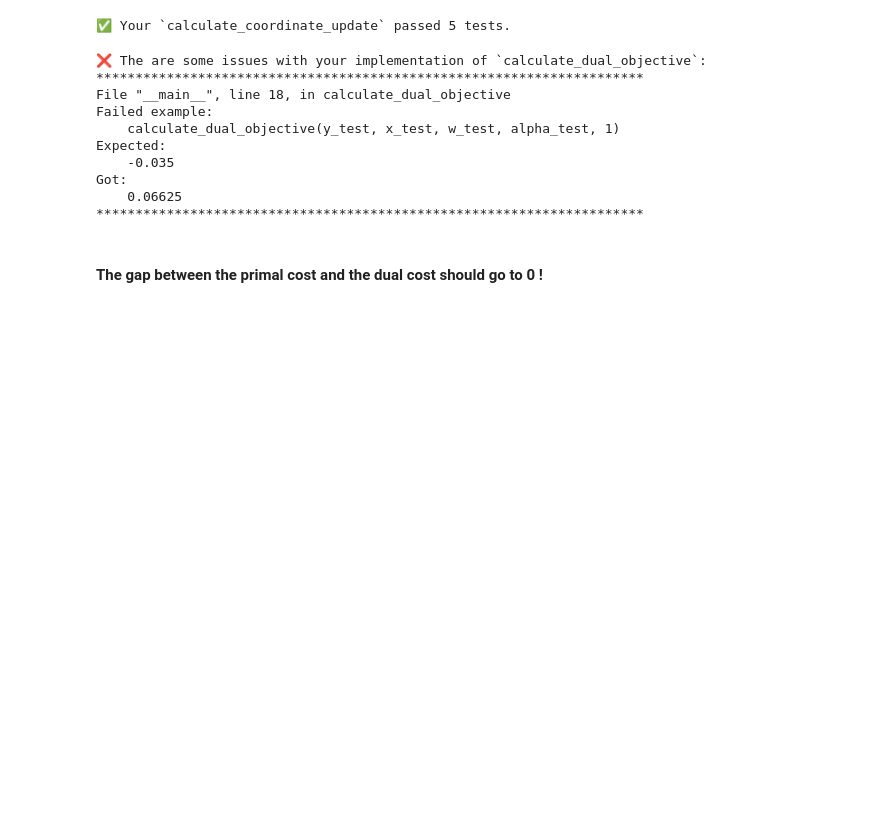
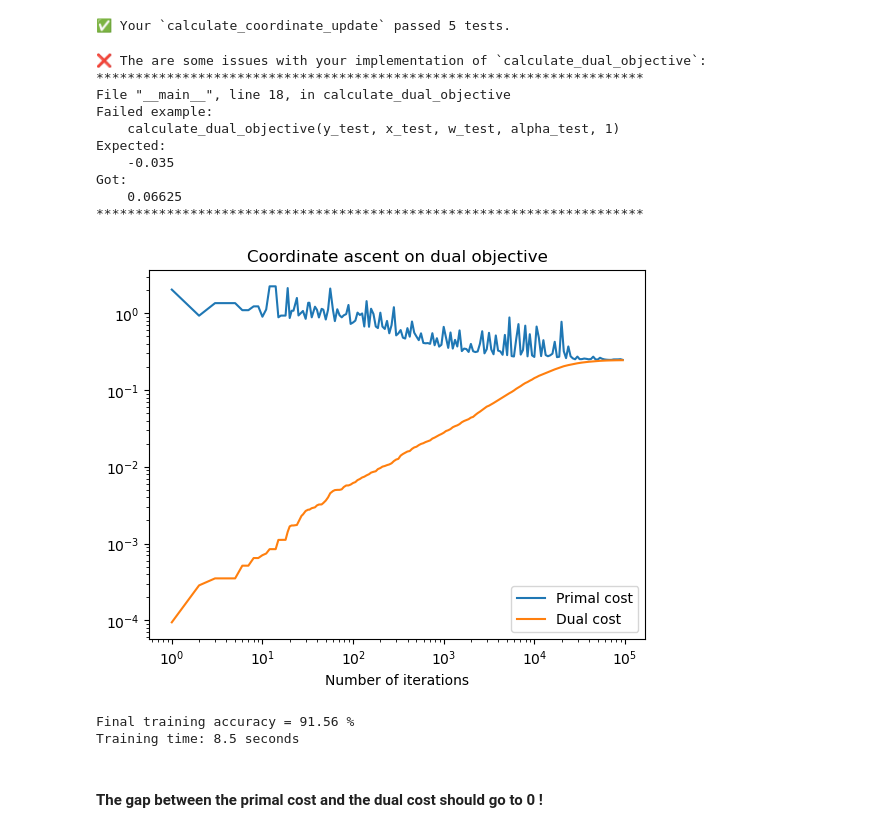
Before and after one commit to sghe1/ML_course, a Jupyter notebook: labs/ex06/template/ex06.ipynb, the cells around one changed output. Cells and saved outputs as stored; diff of their text form; code cells hidden in the pictures; blank space fills up the shorter version.

```diff
--- a/labs/ex06/template/ex06.ipynb
+++ b/labs/ex06/template/ex06.ipynb
@@ -257,7 +257,7 @@ Got:
 # %%
 # Notice that the gap is going to 0
 def coordinate_descent_for_svm_demo(y, X):
-    max_iter = int(1e10)
+    max_iter = int(1e6)
     xs = np.unique(np.round(np.logspace(0, 5, 201)))[:-1]
     lambda_ = 5e1
     p_costs, d_costs = [], []
@@ -273,32 +273,36 @@ def coordinate_descent_for_svm_demo(y, X):
 
         w, alpha = calculate_coordinate_update(y, X, lambda_, alpha, w, n)
 
         if it in xs:
             # primal objective
             primal_value = calculate_primal_objective(y, X, w, lambda_)
             # dual objective
             dual_value = calculate_dual_objective(y, X, w, alpha, lambda_)
             # store values
             p_costs += [primal_value]
             d_costs += [dual_value]
 
     end = time.time()
     plt.figure()
     plt.title("Coordinate ascent on dual objective")
     plt.loglog(xs, p_costs, label="Primal cost")
     plt.loglog(xs, d_costs, label="Dual cost")
     plt.xlabel("Number of iterations")
     plt.legend()
     plt.show()
 
     print(
         "Final training accuracy = {l} %".format(
             l=np.round(100 * calculate_accuracy(y, X, w), 2)
         )
     )
     print("Training time: " + str(np.round(end - start, 1)) + " seconds ")
 
 
 coordinate_descent_for_svm_demo(y, X)
+# %% [output]
+[figure, added]
+Final training accuracy = 91.56 %
+Training time: 8.5 seconds
 # %% [markdown]
 #### The gap between the primal cost and the dual cost should go to 0 !
```
